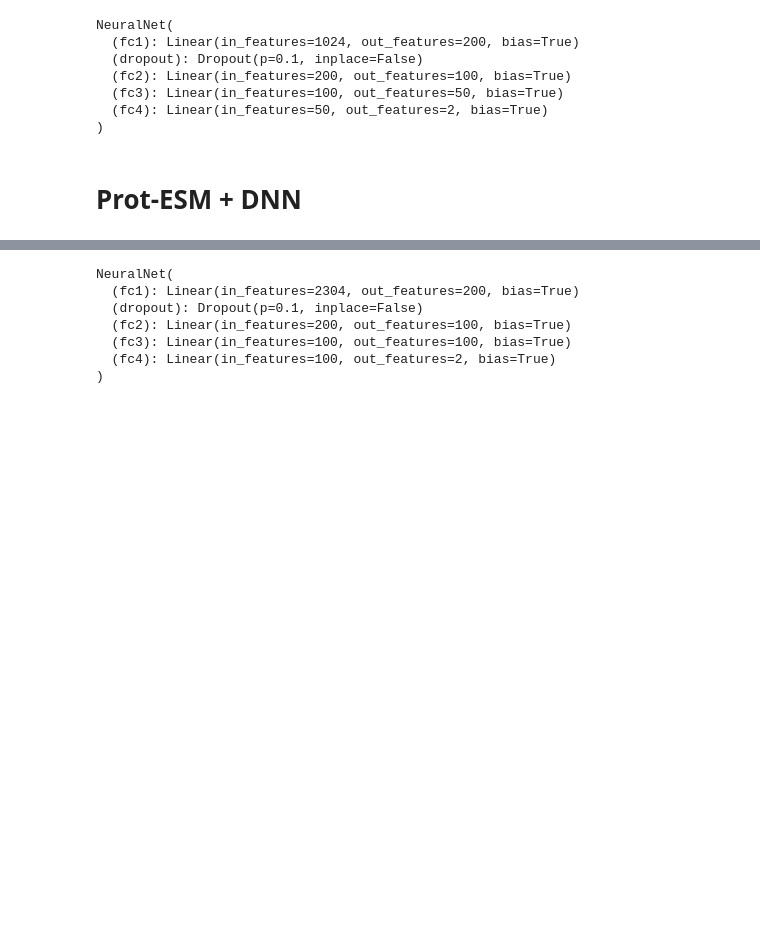
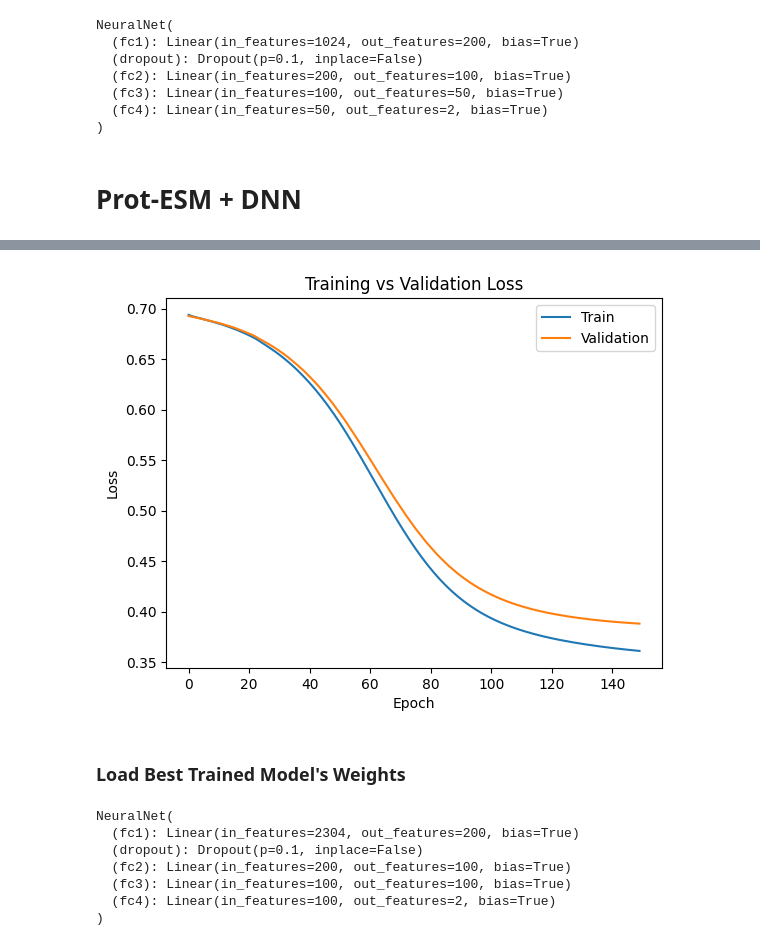
Before and after one commit to faezesarlakifar/AllerTrans, a Jupyter notebook: modeling/nonlinear-DNN.ipynb, the cells around one changed output, grey strips where cells are left out. Saved outputs shown, nothing was run; the diff lists cells and outputs as text; code cells hidden in the pictures; blank space fills up the shorter version.

```diff
--- a/modeling/nonlinear-DNN.ipynb
+++ b/modeling/nonlinear-DNN.ipynb
@@ -595,0 +685,16 @@ y_test = y_test_cat
+# %%
+# Model class
+class NeuralNet(nn.Module):
+    def __init__(self, input_size, hidden_size1, hidden_size2, hidden_size3, num_classes):
+        super(NeuralNet, self).__init__()
+        self.fc1 = nn.Linear(input_size, hidden_size1)
+        self.fc2 = nn.Linear(hidden_size1, hidden_size2)
+        self.fc3 = nn.Linear(hidden_size2, hidden_size3)
+        self.fc4 = nn.Linear(hidden_size3, num_classes)
+
+    def forward(self, x):
+        out = F.relu(self.fc1(x))
+        out = F.relu(self.fc2(out))
+        out = F.relu(self.fc3(out))
+        out = F.softmax(self.fc4(out), dim=1)
+        return out
@@ -595,0 +773,12 @@ y_test = y_test_cat
+# %%
+import matplotlib.pyplot as plt
+
+plt.plot(train_losses, label='Train')
+plt.plot(val_losses, label='Validation')
+plt.legend()
+plt.title('Training vs Validation Loss')
+plt.xlabel('Epoch')
+plt.ylabel('Loss')
+plt.show()
+# %% [output]
+[figure, added]
@@ -596,3 +787,5 @@ y_test = y_test_cat
+# %% [markdown]
+### Load Best Trained Model's Weights
 # %%
 PATH = 'model-esm-protT5-5.pt'
 # %%
```
Also changed, not shown: parts of 4 cells of this notebook.
